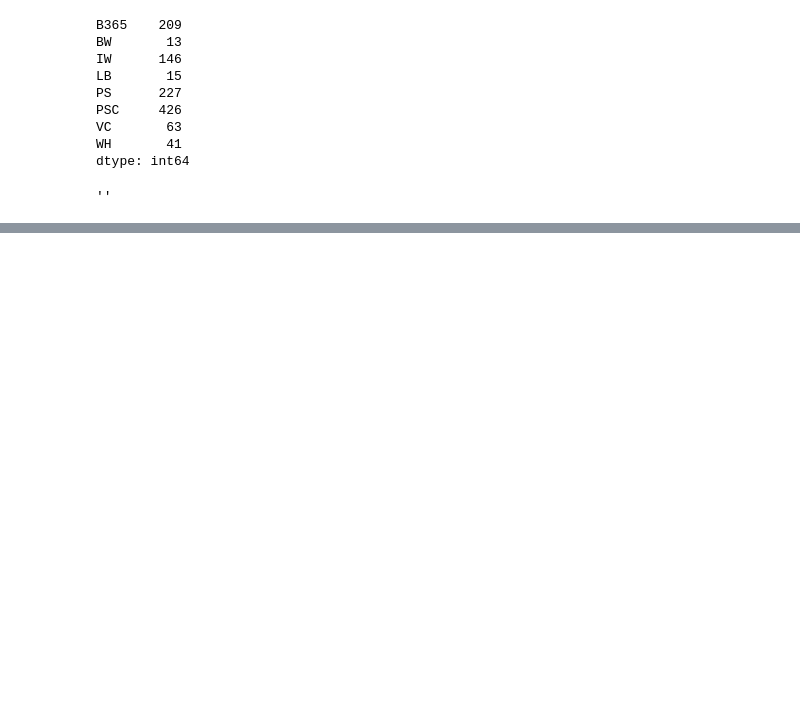
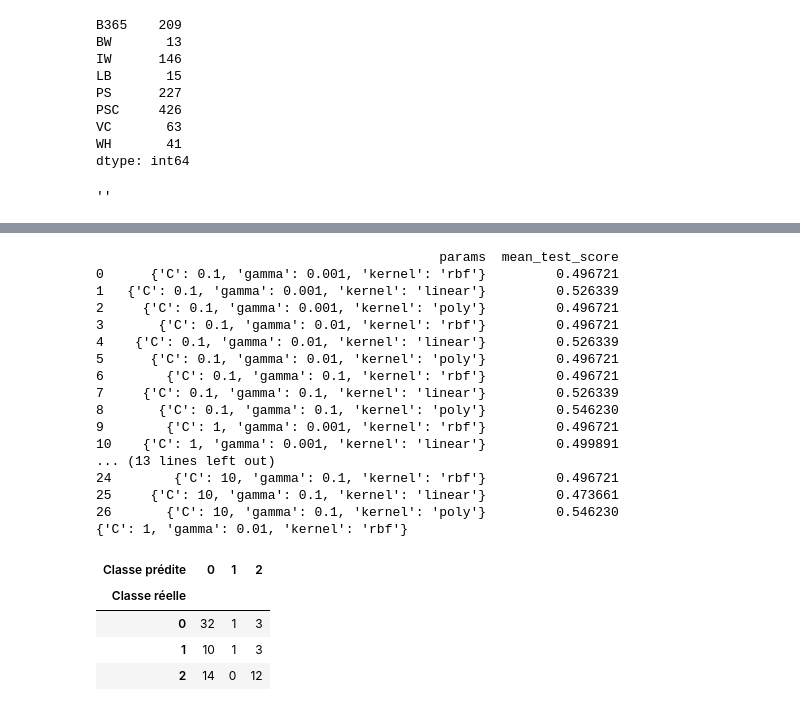
Before and after one commit to Yoann-DELANNEY/Pyck-Win, a Jupyter notebook: Premiere iteration ML.ipynb, the cells around one changed output, grey strips where cells are left out. Drawn from its saved outputs; the diff is of its cells as text; code cells hidden in the pictures; blank space fills up the shorter version.

```diff
--- a/Premiere iteration ML.ipynb
+++ b/Premiere iteration ML.ipynb
@@ -685,0 +573,16 @@ gain_paris(matchs, resultats, montants)
+# %%
+#première itération svm
+clf = SVC(gamma=0.01, probability = True)
+clf.fit(X_train_scaled, y_train)
+
+y_train_pred = clf.predict(X_train_scaled)
+print(pd.crosstab(y_train, y_train_pred, rownames=['Classe réelle'], colnames=['Classe prédite']))
+accuracy_score_train = accuracy_score(y_train, y_train_pred)
+print("accuracy score train : ",accuracy_score_train)
+
+
+
+y_pred = clf.predict(X_test_scaled)
+print(pd.crosstab(y_test, y_pred, rownames=['Classe réelle'], colnames=['Classe prédite']))
+accuracy_score_test = accuracy_score(y_test, y_pred)
+print("accuracy score test : ",accuracy_score_test)
@@ -685,0 +602,32 @@ gain_paris(matchs, resultats, montants)
+# %%
+#optimisation des hyperparamètres à l'aide d'une grille
+parametres = {'C':[0.1,1,10], 'kernel':['rbf','linear', 'poly'], 'gamma':[0.001, 0.01, 0.1]}
+grid_clf = model_selection.GridSearchCV(estimator=clf, param_grid=parametres)
+grille = grid_clf.fit(X_train_scaled,y_train)
+print(pd.DataFrame.from_dict(grille.cv_results_).loc[:,['params', 'mean_test_score']])
+print(grid_clf.best_params_)
+y_pred = grid_clf.predict(X_test_scaled)
+pd.crosstab(y_test, y_pred, rownames=['Classe réelle'], colnames=['Classe prédite'])
+# %% [output]
+                                            params  mean_test_score
+0      {'C': 0.1, 'gamma': 0.001, 'kernel': 'rbf'}         0.496721
+1   {'C': 0.1, 'gamma': 0.001, 'kernel': 'linear'}         0.526339
+2     {'C': 0.1, 'gamma': 0.001, 'kernel': 'poly'}         0.496721
+3       {'C': 0.1, 'gamma': 0.01, 'kernel': 'rbf'}         0.496721
+4    {'C': 0.1, 'gamma': 0.01, 'kernel': 'linear'}         0.526339
+5      {'C': 0.1, 'gamma': 0.01, 'kernel': 'poly'}         0.496721
+6        {'C': 0.1, 'gamma': 0.1, 'kernel': 'rbf'}         0.496721
+7     {'C': 0.1, 'gamma': 0.1, 'kernel': 'linear'}         0.526339
+8       {'C': 0.1, 'gamma': 0.1, 'kernel': 'poly'}         0.546230
+9        {'C': 1, 'gamma': 0.001, 'kernel': 'rbf'}         0.496721
+10    {'C': 1, 'gamma': 0.001, 'kernel': 'linear'}         0.499891
+... (13 lines left out)
+24        {'C': 10, 'gamma': 0.1, 'kernel': 'rbf'}         0.496721
+25     {'C': 10, 'gamma': 0.1, 'kernel': 'linear'}         0.473661
+26       {'C': 10, 'gamma': 0.1, 'kernel': 'poly'}         0.546230
+{'C': 1, 'gamma': 0.01, 'kernel': 'rbf'}
+| Classe prédite | 0 | 1 | 2 |
+| Classe réelle |  |  |  |
+| 0 | 32 | 1 | 3 |
+| 1 | 10 | 1 | 3 |
+| 2 | 14 | 0 | 12 |
```
Also changed, not shown: parts of 56 cells of this notebook.
